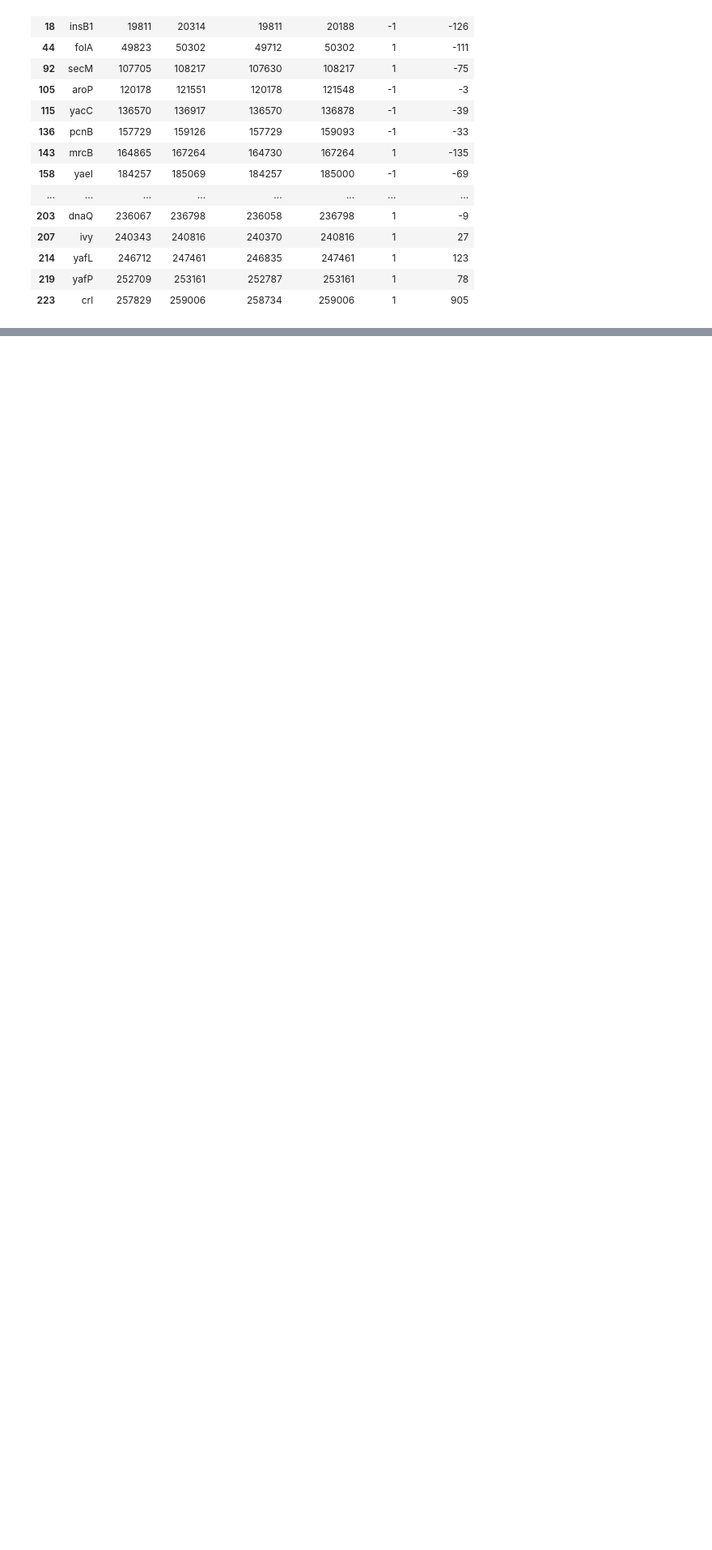
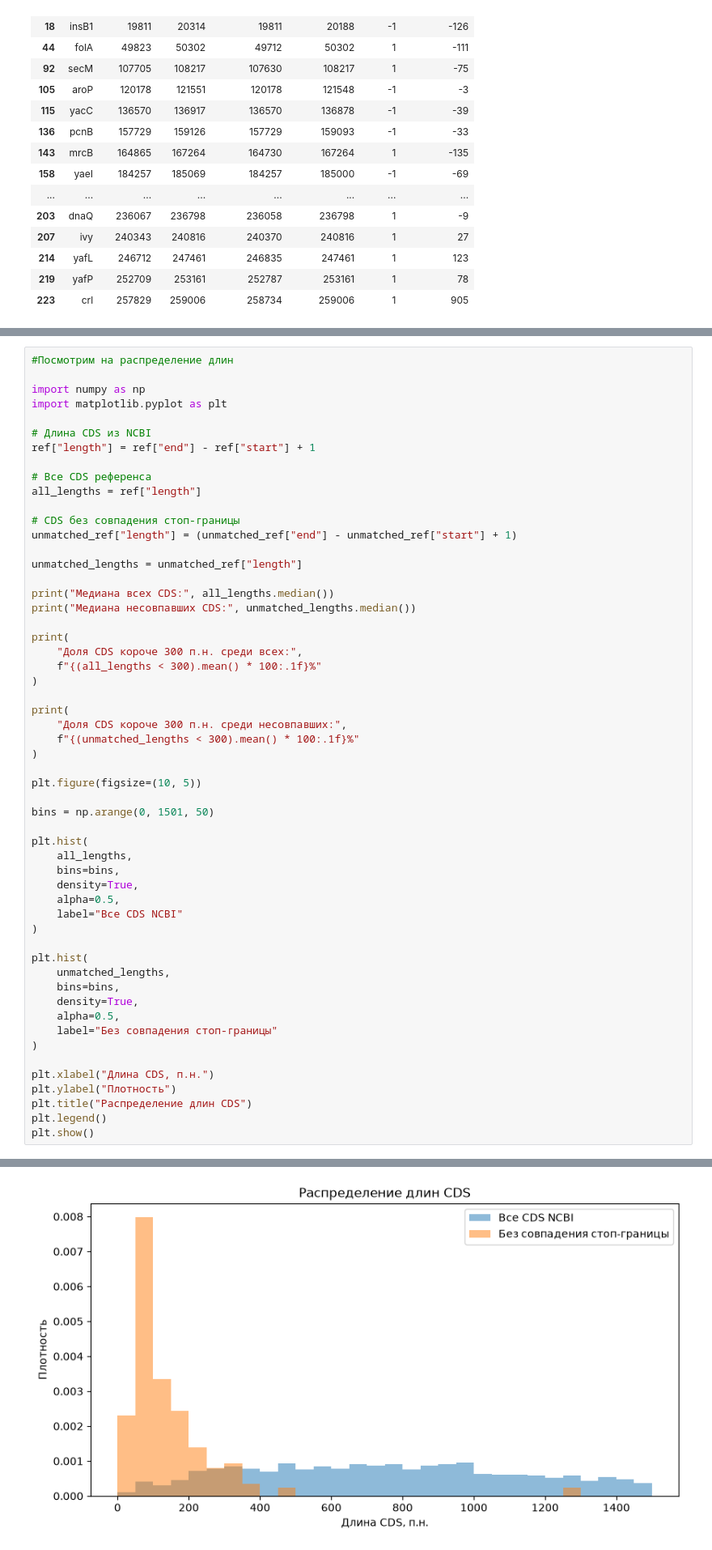
Before and after one commit to dankasokol/Genome-annotation-E.coli-K12, a Jupyter notebook: notebooks/01_genome_exploration.ipynb, the cells around one changed output, grey strips where cells are left out. Shown at 81% size. Cells and saved outputs as stored; diff of their text form; blank space fills up the shorter version.

```diff
--- a/notebooks/01_genome_exploration.ipynb
+++ b/notebooks/01_genome_exploration.ipynb
@@ -559,0 +557,56 @@ CDS без совпадения стоп-границы: 179
+# %%
+#Посмотрим на распределение длин
+
+import numpy as np
+import matplotlib.pyplot as plt
+
+# Длина CDS из NCBI
+ref["length"] = ref["end"] - ref["start"] + 1
+
+# Все CDS референса
+all_lengths = ref["length"]
+
+# CDS без совпадения стоп-границы
+unmatched_ref["length"] = (unmatched_ref["end"] - unmatched_ref["start"] + 1)
+
+unmatched_lengths = unmatched_ref["length"]
+
+print("Медиана всех CDS:", all_lengths.median())
+print("Медиана несовпавших CDS:", unmatched_lengths.median())
+
+print(
+    "Доля CDS короче 300 п.н. среди всех:",
+    f"{(all_lengths < 300).mean() * 100:.1f}%"
+)
+
+print(
+    "Доля CDS короче 300 п.н. среди несовпавших:",
+    f"{(unmatched_lengths < 300).mean() * 100:.1f}%"
+)
+
+plt.figure(figsize=(10, 5))
+
+bins = np.arange(0, 1501, 50)
+
+plt.hist(
+    all_lengths,
+    bins=bins,
+    density=True,
+    alpha=0.5,
+    label="Все CDS NCBI"
+)
+
+plt.hist(
+    unmatched_lengths,
+    bins=bins,
+    density=True,
+    alpha=0.5,
+    label="Без совпадения стоп-границы"
+)
+
+plt.xlabel("Длина CDS, п.н.")
+plt.ylabel("Плотность")
+plt.title("Распределение длин CDS")
+plt.legend()
+plt.show()
+# %% [output]
@@ -559,0 +617 @@ CDS без совпадения стоп-границы: 179
+[figure, added]
```
Also changed, not shown: parts of 6 cells of this notebook, 19 other files.
